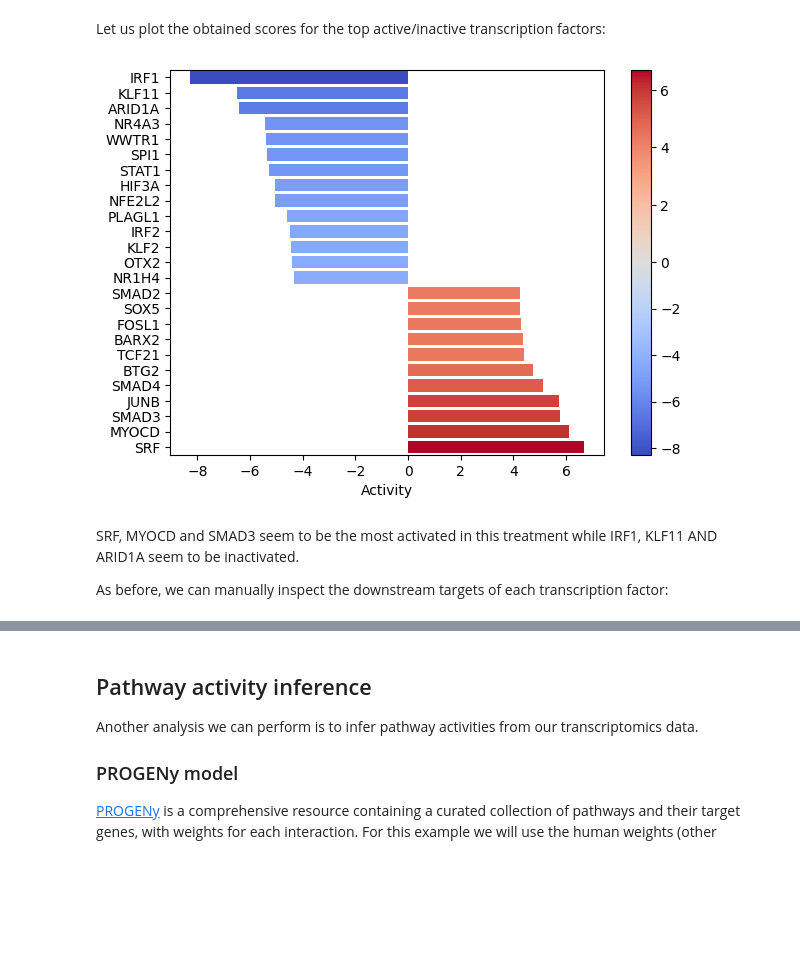
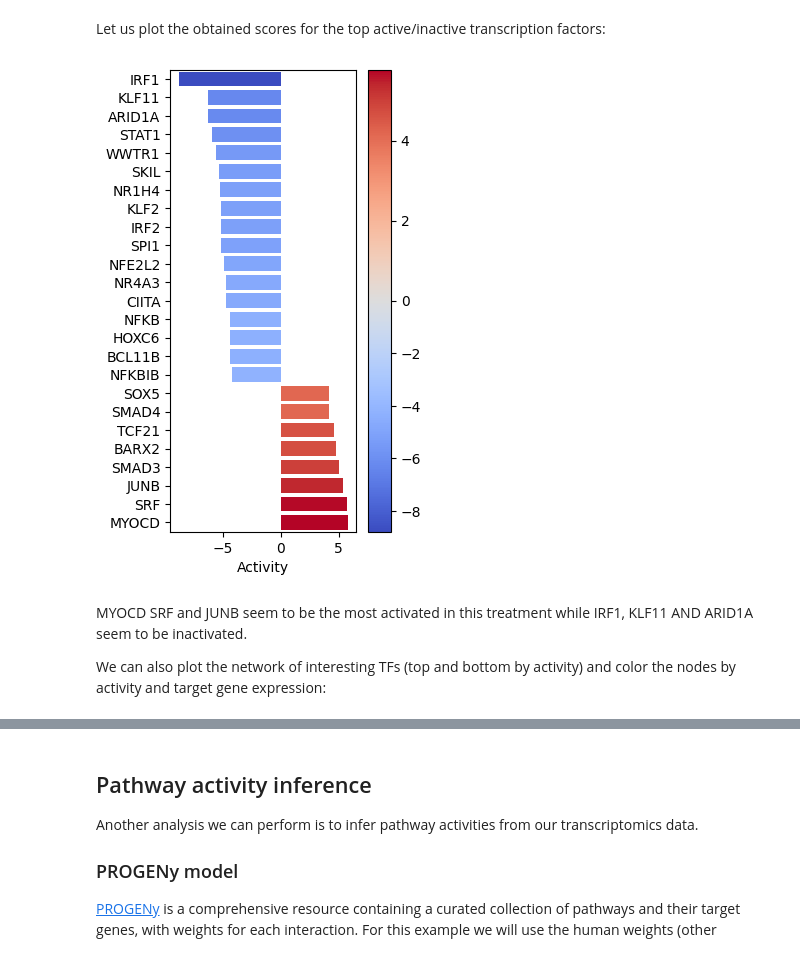
Before and after one commit to saezlab/decoupler-py, a Jupyter notebook: docs/source/notebooks/bulk.ipynb, the cells around one changed output, grey strips where cells are left out. Cells and saved outputs as stored; diff of their text form; code cells hidden in the pictures; blank space fills up the shorter version.

```diff
--- a/docs/source/notebooks/bulk.ipynb
+++ b/docs/source/notebooks/bulk.ipynb
@@ -151,7 +151,7 @@ specific dataset it is fine.
 Once we are content with the threshold parameters, we can perform the actual filtering:
 # %%
 # Obtain genes that pass the thresholds
-genes = dc.filter_by_expr(adata, group=None, min_count=10, min_total_count=15, large_n=1, min_prop=1)
+genes = dc.filter_by_expr(adata, group='condition', min_count=10, min_total_count=15, large_n=1, min_prop=1)
 
 # Filter by these genes
 adata = adata[:, genes].copy()
@@ -174,11 +174,12 @@ from pydeseq2.dds import DeseqDataSet
 from pydeseq2.ds import DeseqStats
 # %%
 # Build DESeq2 object
+inference = DefaultInference(n_cpus=8)
 dds = DeseqDataSet(
     adata=adata,
     design_factors='condition',
     refit_cooks=True,
-    n_cpus=8,
+    inference=inference,
 )
 # %%
 # Compute LFCs
@@ -202,7 +203,11 @@ Fitting LFCs...
 Refitting 0 outliers.
 # %%
 # Extract contrast between COVID-19 vs normal
-stat_res = DeseqStats(dds, contrast=["condition", 'treatment', 'control'], n_cpus=8)
+stat_res = DeseqStats(
+    dds,
+    contrast=["condition", 'treatment', 'control'],
+    inference=inference
+)
 # %%
 # Compute Wald test
 stat_res.summary()
@@ -349,11 +339,17 @@ Running ulm on mat with 1 samples and 17575 targets for 629 sources.
 # %% [markdown]
 Let us plot the obtained scores for the top active/inactive transcription factors:
 # %%
-dc.plot_barplot(tf_acts, 'treatment.vs.control', top=25, vertical=True)
+dc.plot_barplot(
+    acts=tf_acts,
+    contrast='treatment.vs.control',
+    top=25,
+    vertical=True,
+    figsize=(3, 6)
+)
 # %% [output]
-[figure, old version]
+[figure, new version]
 # %% [markdown]
-SRF, MYOCD and SMAD3 seem to be the most activated in this treatment while IRF1, KLF11 AND ARID1A seem to be inactivated.
+MYOCD SRF and JUNB seem to be the most activated in this treatment while IRF1, KLF11 AND ARID1A seem to be inactivated.
 
-As before, we can manually inspect the downstream targets of each transcription factor:
+We can also plot the network of interesting TFs (top and bottom by activity) and color the nodes by activity and target gene expression:
 # %%
```
Also changed, not shown: parts of 28 cells of this notebook, 4 other files.
